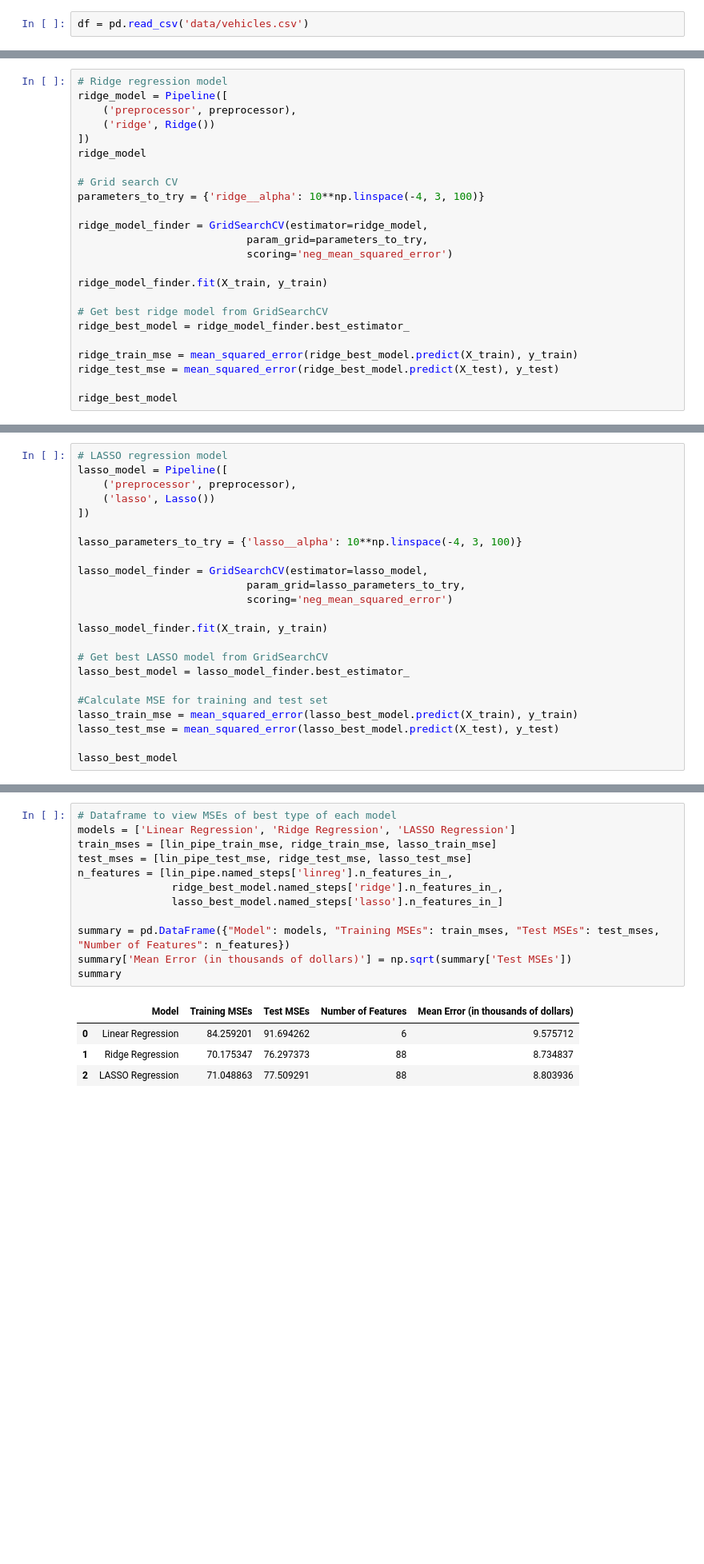
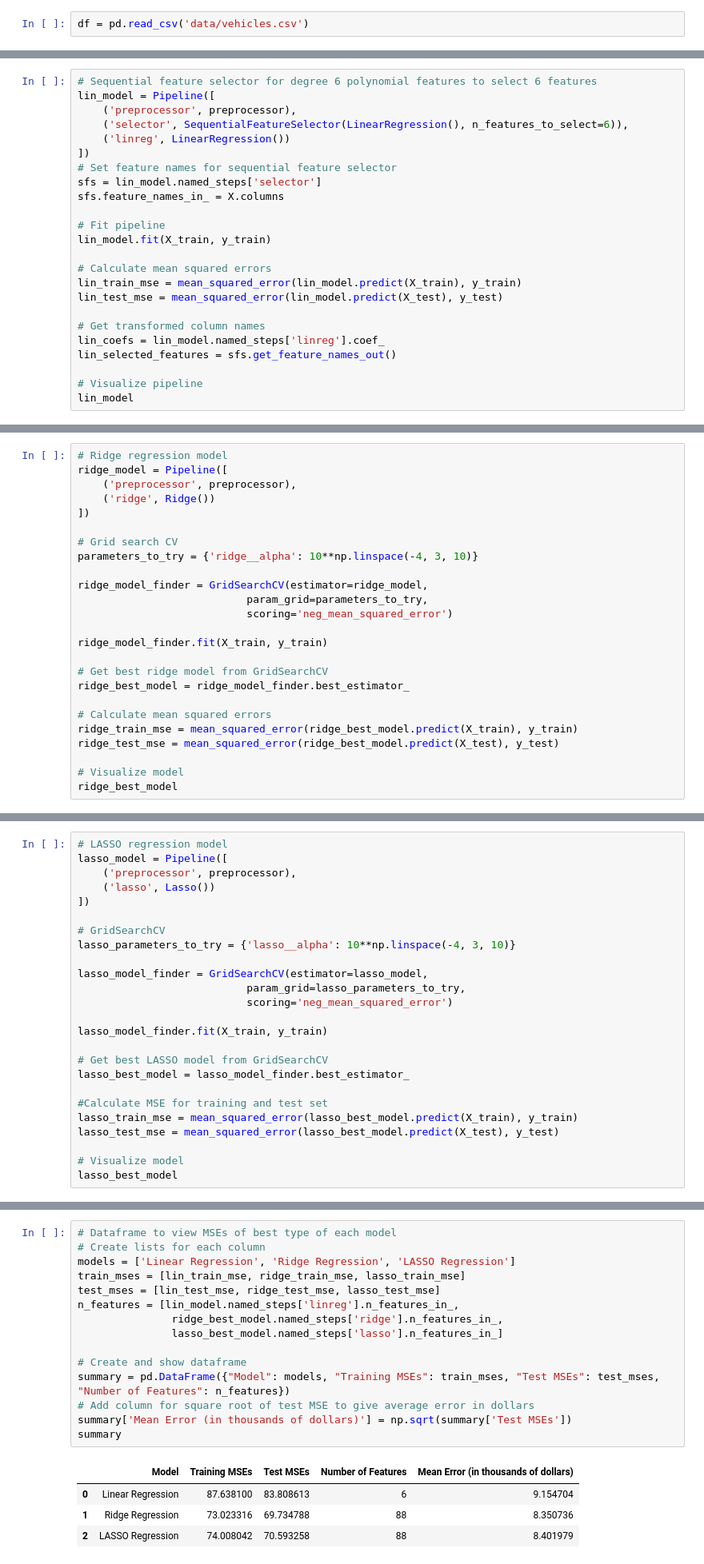
Before and after one commit to Brian-Waskevich/Used_Cars, a Jupyter notebook: prompt_II-used_cars.ipynb, the cells around one changed output, grey strips where cells are left out. Shown: that part at 80% size. Cells and saved outputs as stored; diff of their text form; blank space fills up the shorter version.

Commit message:
Fixing typos in markdown, setting random seed, editing some variable names, and updating/adding comments

```diff
--- a/prompt_II-used_cars.ipynb
+++ b/prompt_II-used_cars.ipynb
@@ -268,0 +231,24 @@ Pipeline(steps=[('preprocessor',
+# %%
+# Sequential feature selector for degree 6 polynomial features to select 6 features
+lin_model = Pipeline([
+    ('preprocessor', preprocessor),
+    ('selector', SequentialFeatureSelector(LinearRegression(), n_features_to_select=6)),
+    ('linreg', LinearRegression())
+])
+# Set feature names for sequential feature selector
+sfs = lin_model.named_steps['selector']
+sfs.feature_names_in_ = X.columns
+
+# Fit pipeline
+lin_model.fit(X_train, y_train)
+
+# Calculate mean squared errors
+lin_train_mse = mean_squared_error(lin_model.predict(X_train), y_train)
+lin_test_mse = mean_squared_error(lin_model.predict(X_test), y_test)
+
+# Get transformed column names
+lin_coefs = lin_model.named_steps['linreg'].coef_
+lin_selected_features = sfs.get_feature_names_out()
+
+# Visualize pipeline
+lin_model
@@ -272,10 +276,9 @@ ridge_model = Pipeline([
     ('preprocessor', preprocessor),
     ('ridge', Ridge())
 ])
-ridge_model
 
 # Grid search CV
-parameters_to_try = {'ridge__alpha': 10**np.linspace(-4, 3, 100)}
+parameters_to_try = {'ridge__alpha': 10**np.linspace(-4, 3, 10)}
 
 ridge_model_finder = GridSearchCV(estimator=ridge_model,
                            param_grid=parameters_to_try,
@@ -286,9 +289,11 @@ ridge_model_finder.fit(X_train, y_train)
 # Get best ridge model from GridSearchCV
 ridge_best_model = ridge_model_finder.best_estimator_
 
+# Calculate mean squared errors
 ridge_train_mse = mean_squared_error(ridge_best_model.predict(X_train), y_train)
 ridge_test_mse = mean_squared_error(ridge_best_model.predict(X_test), y_test)
 
+# Visualize model
 ridge_best_model
 # %% [output]
 Pipeline(steps=[('preprocessor',
@@ -315,7 +320,8 @@ lasso_model = Pipeline([
     ('lasso', Lasso())
 ])
 
-lasso_parameters_to_try = {'lasso__alpha': 10**np.linspace(-4, 3, 100)}
+# GridSearchCV
+lasso_parameters_to_try = {'lasso__alpha': 10**np.linspace(-4, 3, 10)}
 
 lasso_model_finder = GridSearchCV(estimator=lasso_model,
                            param_grid=lasso_parameters_to_try,
@@ -330,6 +336,7 @@ lasso_best_model = lasso_model_finder.best_estimator_
 lasso_train_mse = mean_squared_error(lasso_best_model.predict(X_train), y_train)
 lasso_test_mse = mean_squared_error(lasso_best_model.predict(X_test), y_test)
 
+# Visualize model
 lasso_best_model
 # %% [output]
 Pipeline(steps=[('preprocessor',
@@ -355,19 +362,22 @@ Pipeline(steps=[('preprocessor',
 With some modeling accomplished, we aim to reflect on what we identify as a high-quality model and what we are able to learn from this.  We should review our business objective and explore how well we can provide meaningful insight into drivers of used car prices.  Your goal now is to distill your findings and determine whether the earlier phases need revisitation and adjustment or if you have information of value to bring back to your client.
 # %%
 # Dataframe to view MSEs of best type of each model
+# Create lists for each column
 models = ['Linear Regression', 'Ridge Regression', 'LASSO Regression']
-train_mses = [lin_pipe_train_mse, ridge_train_mse, lasso_train_mse]
-test_mses = [lin_pipe_test_mse, ridge_test_mse, lasso_test_mse]
-n_features = [lin_pipe.named_steps['linreg'].n_features_in_,
+train_mses = [lin_train_mse, ridge_train_mse, lasso_train_mse]
+test_mses = [lin_test_mse, ridge_test_mse, lasso_test_mse]
+n_features = [lin_model.named_steps['linreg'].n_features_in_,
                ridge_best_model.named_steps['ridge'].n_features_in_,
                lasso_best_model.named_steps['lasso'].n_features_in_]
 
+# Create and show dataframe
 summary = pd.DataFrame({"Model": models, "Training MSEs": train_mses, "Test MSEs": test_mses, "Number of Features": n_features})
+# Add column for square root of test MSE to give average error in dollars
 summary['Mean Error (in thousands of dollars)'] = np.sqrt(summary['Test MSEs'])
 summary
 # %% [output]
 |  | Model | Training MSEs | Test MSEs | Number of Features | Mean Error (in thousands of dollars) |
-| 0 | Linear Regression | 84.259201 | 91.694262 | 6 | 9.575712 |
-| 1 | Ridge Regression | 70.175347 | 76.297373 | 88 | 8.734837 |
-| 2 | LASSO Regression | 71.048863 | 77.509291 | 88 | 8.803936 |
+| 0 | Linear Regression | 87.638100 | 83.808613 | 6 | 9.154704 |
+| 1 | Ridge Regression | 73.023316 | 69.734788 | 88 | 8.350736 |
+| 2 | LASSO Regression | 74.008042 | 70.593258 | 88 | 8.401979 |
 # %%
```
Also changed, not shown: parts of 16 cells of this notebook, 2 other files.
